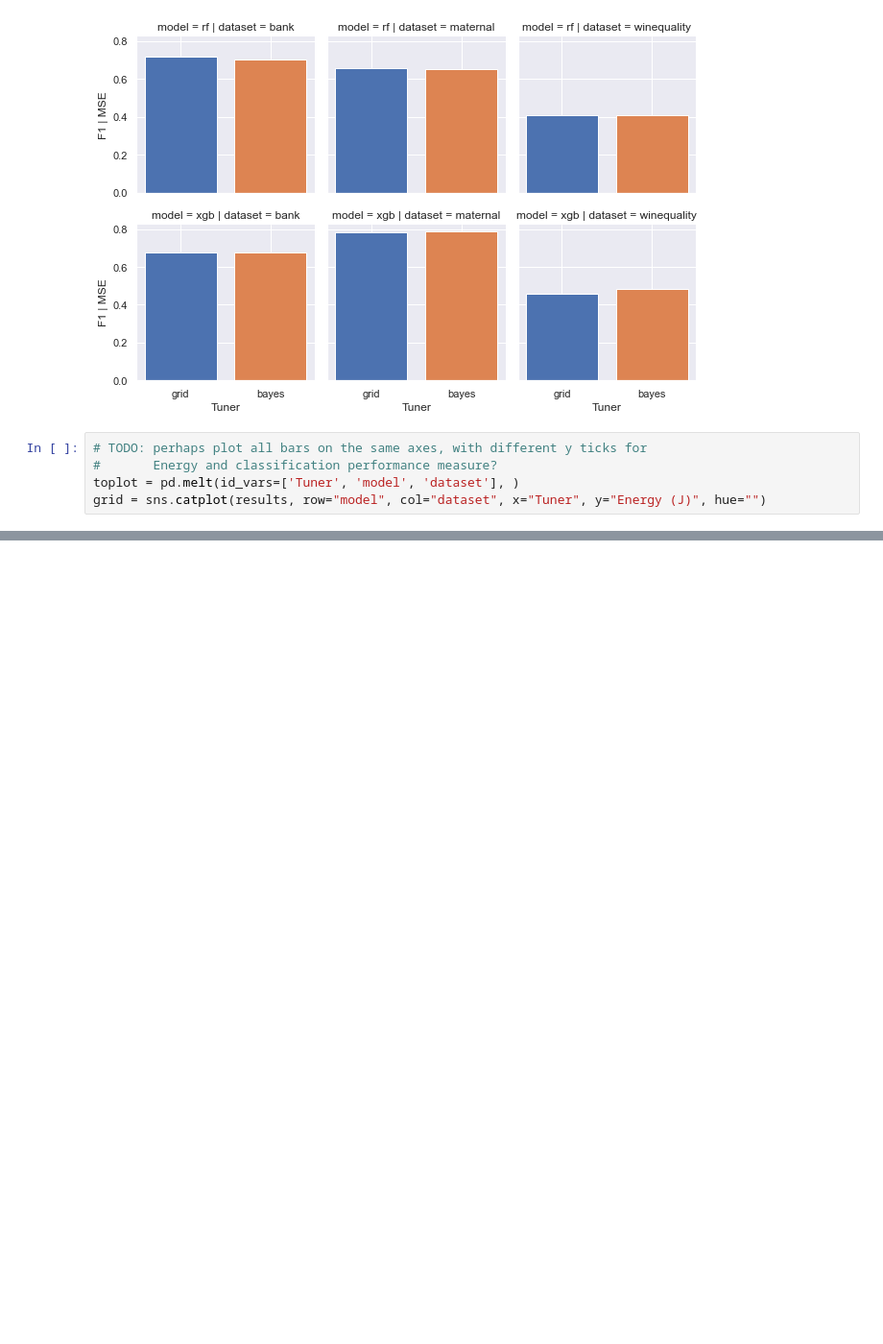
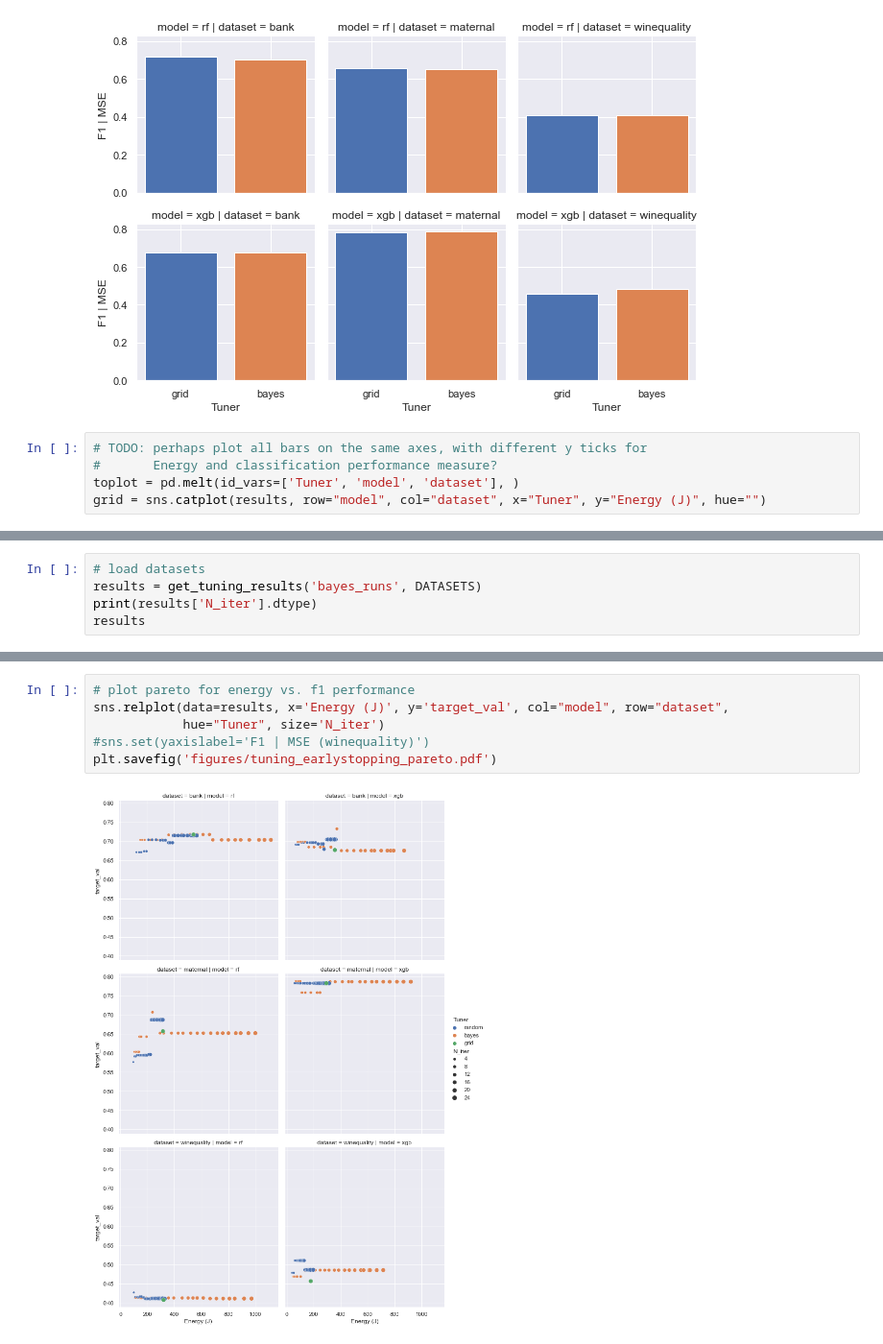
Before and after one commit to dloveland/EECS_573_EnergyML, a Jupyter notebook: hyperparamtuning_plots.ipynb, the cells around one changed output, grey strips where cells are left out. Shown at 96% size. Saved outputs shown, nothing was run; the diff lists cells and outputs as text; blank space fills up the shorter version.

```diff
--- a/hyperparamtuning_plots.ipynb
+++ b/hyperparamtuning_plots.ipynb
@@ -93,0 +102,5 @@ grid = sns.catplot(results, row="model", col="dataset", x="Tuner", y="Energy (J)
+# %%
+# load datasets
+results = get_tuning_results('bayes_runs', DATASETS)
+print(results['N_iter'].dtype)
+results
@@ -93,0 +122,8 @@ grid = sns.catplot(results, row="model", col="dataset", x="Tuner", y="Energy (J)
+# %%
+# plot pareto for energy vs. f1 performance
+sns.relplot(data=results, x='Energy (J)', y='target_val', col="model", row="dataset",
+            hue="Tuner", size='N_iter')
+#sns.set(yaxislabel='F1 | MSE (winequality)')
+plt.savefig('figures/tuning_earlystopping_pareto.pdf')
+# %% [output]
+[figure, added]
```
Also changed, not shown: parts of 13 cells of this notebook, 4 other files.
